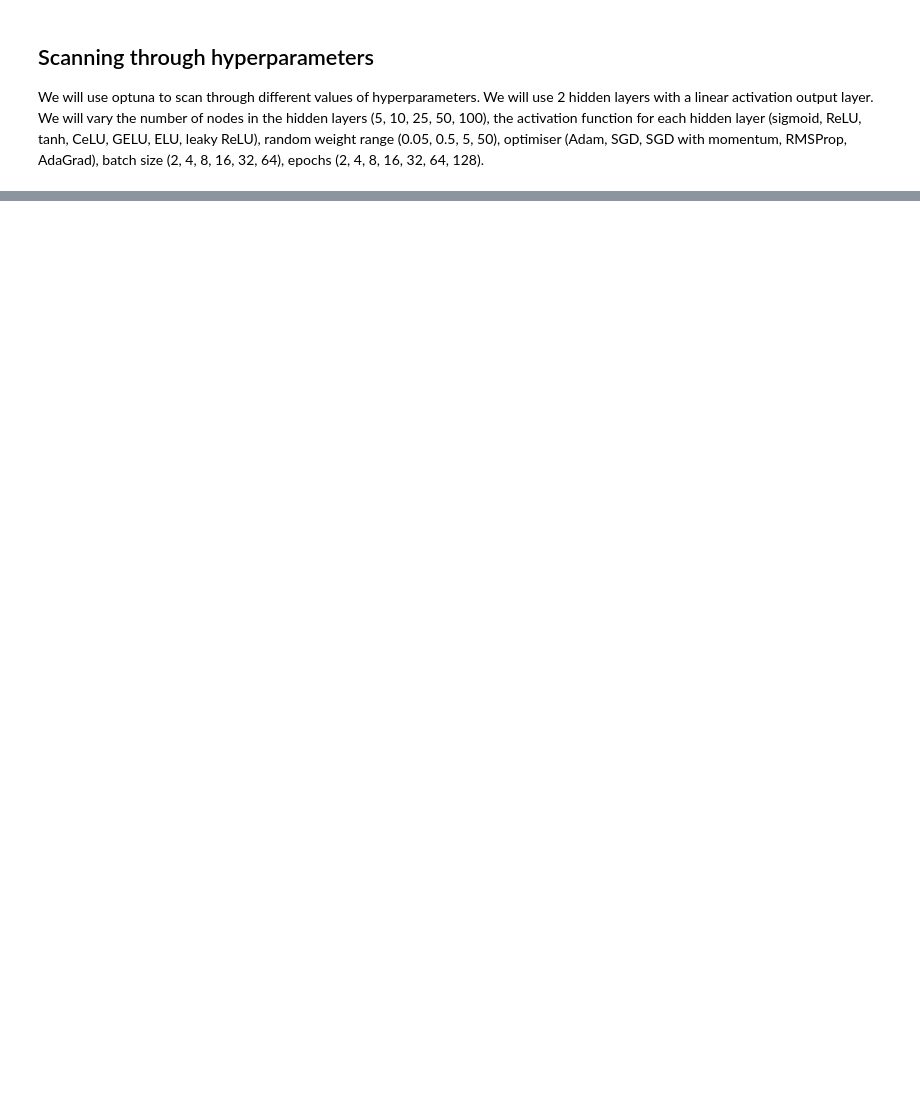
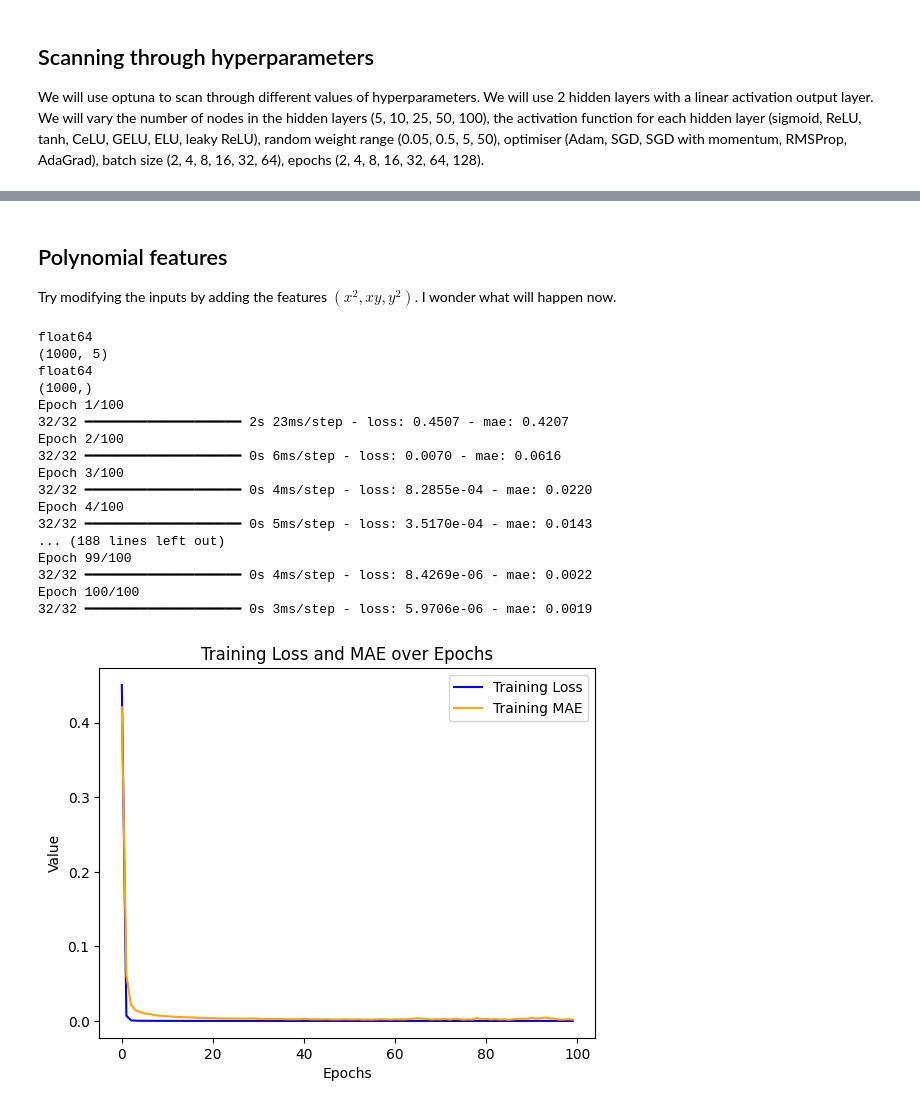
Before and after one commit to AlexBM173/MPhil-DiS, a Jupyter notebook: M1/Example sheet 3/es3_question2.ipynb, the cells around one changed output, grey strips where cells are left out. Saved outputs shown, nothing was run; the diff lists cells and outputs as text; code cells hidden in the pictures; blank space fills up the shorter version.

```diff
--- a/M1/Example sheet 3/es3_question2.ipynb
+++ b/M1/Example sheet 3/es3_question2.ipynb
@@ -195,0 +175,72 @@ Best trial:
+# %% [markdown]
+## Polynomial features
+
+Try modifying the inputs by adding the features $(x^2,xy,y^2)$. I wonder what will happen now.
+# %%
+import matplotlib.pyplot as plt
+import tensorflow as tf
+from tensorflow.keras.models import Sequential
+from tensorflow.keras.optimizers import Adam
+
+model = Sequential([tf.keras.layers.Dense(100, activation="leaky_relu", input_shape=(5,), kernel_initializer=tf.keras.initializers.RandomUniform(minval=-0.5, maxval=0.5, seed=None)),
+                   tf.keras.layers.Dense(100, activation="gelu", kernel_initializer=tf.keras.initializers.RandomUniform(minval=-0.5, maxval=0.5, seed=None)),
+                   tf.keras.layers.Dense(1, activation="linear", kernel_initializer=tf.keras.initializers.RandomUniform(minval=-0.5, maxval=0.5, seed=None))])
+
+model.compile(optimizer=Adam(learning_rate=0.01), loss="mean_squared_error", metrics=["mae"])
+# Generate synthetic data
+np.random.seed(0)
+num_samples = 1000
+X, y = generate_data(num_samples)
+X_modified = np.zeros((X.shape[0], 5))
+X_modified[:, 0] = X[:, 0]
+X_modified[:, 1] = X[:, 1]
+X_modified[:, 2] = X[:, 0] ** 2
+X_modified[:, 3] = X[:, 0] * X[:, 1]
+X_modified[:, 4] = X[:, 1] ** 2
+X = X_modified
+print(X.dtype)
+print(X.shape)
+print(y.dtype)
+print(y.shape)
+# Train the model
+history = model.fit(X, y, epochs=100, batch_size=32, verbose=1)
+# Plot training loss
+plt.plot(history.history['loss'], label='Training Loss', color='blue')
+plt.plot(history.history['mae'], label='Training MAE', color='orange')
+plt.title('Training Loss and MAE over Epochs')
+plt.xlabel('Epochs')
+plt.ylabel('Value')
+plt.legend()
+plt.show()
+
+# Generate test data
+X_test, y_test = generate_data(200)
+X_test_modified = np.zeros((X_test.shape[0], 5))
+X_test_modified[:, 0] = X_test[:, 0]
+X_test_modified[:, 1] = X_test[:, 1]
+X_test_modified[:, 2] = X_test[:, 0] ** 2
+X_test_modified[:, 3] = X_test[:, 0] * X_test[:, 1]
+X_test_modified[:, 4] = X_test[:, 1] ** 2
+X_test = X_test_modified
+# Evaluate the model on test data
+test_loss, test_mae = model.evaluate(X_test, y_test, verbose=0)
+print(f'Test Loss: {test_loss}, Test MAE: {test_mae}')
+# %% [output]
+float64
+(1000, 5)
+float64
+(1000,)
+Epoch 1/100
+32/32 ━━━━━━━━━━━━━━━━━━━━ 2s 23ms/step - loss: 0.4507 - mae: 0.4207
+Epoch 2/100
+32/32 ━━━━━━━━━━━━━━━━━━━━ 0s 6ms/step - loss: 0.0070 - mae: 0.0616
+Epoch 3/100
+32/32 ━━━━━━━━━━━━━━━━━━━━ 0s 4ms/step - loss: 8.2855e-04 - mae: 0.0220
+Epoch 4/100
+32/32 ━━━━━━━━━━━━━━━━━━━━ 0s 5ms/step - loss: 3.5170e-04 - mae: 0.0143
+... (188 lines left out)
+Epoch 99/100
+32/32 ━━━━━━━━━━━━━━━━━━━━ 0s 4ms/step - loss: 8.4269e-06 - mae: 0.0022
+Epoch 100/100
+32/32 ━━━━━━━━━━━━━━━━━━━━ 0s 3ms/step - loss: 5.9706e-06 - mae: 0.0019
+[figure, added]
```
Also changed, not shown: parts of 5 cells of this notebook, 1 other file.
